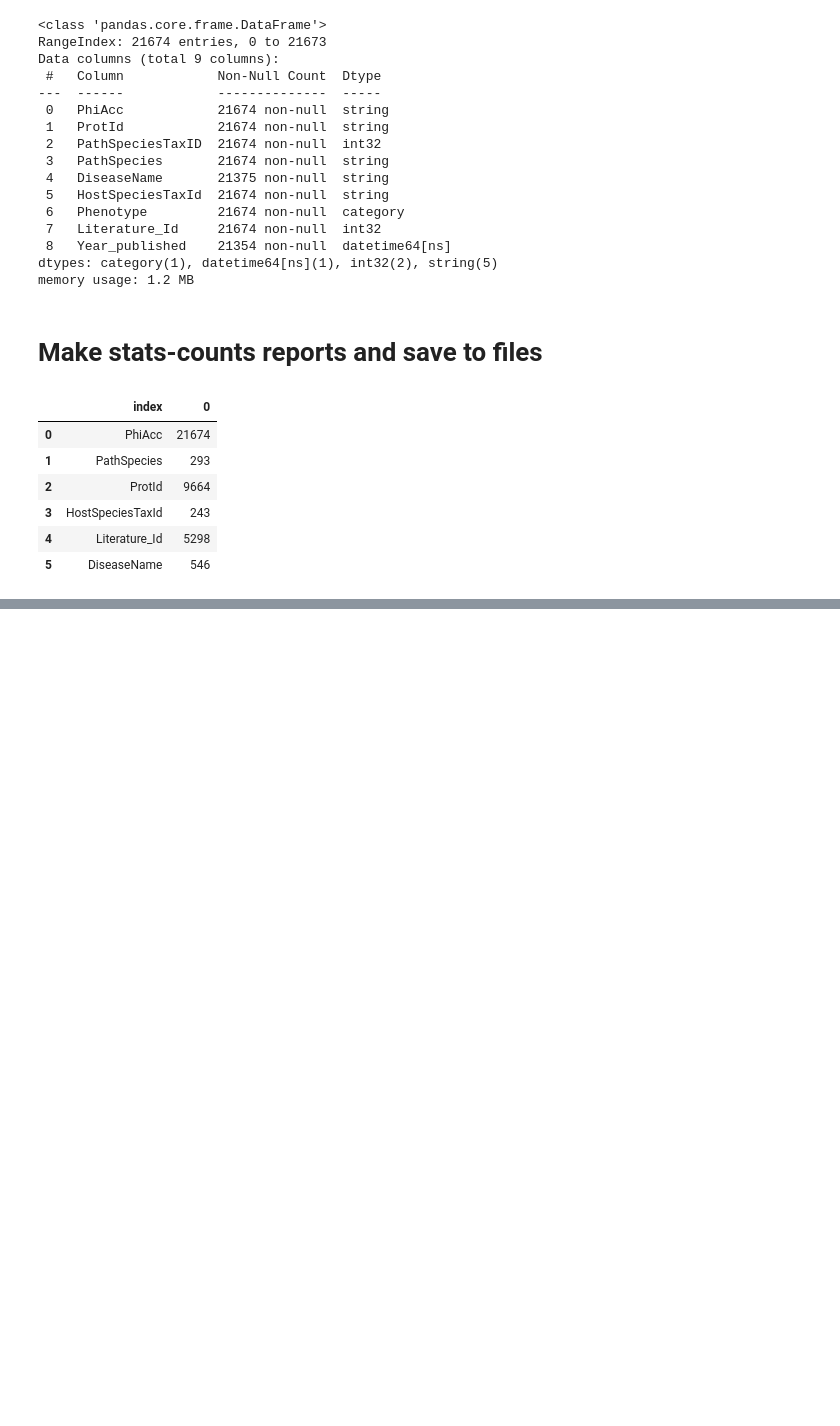
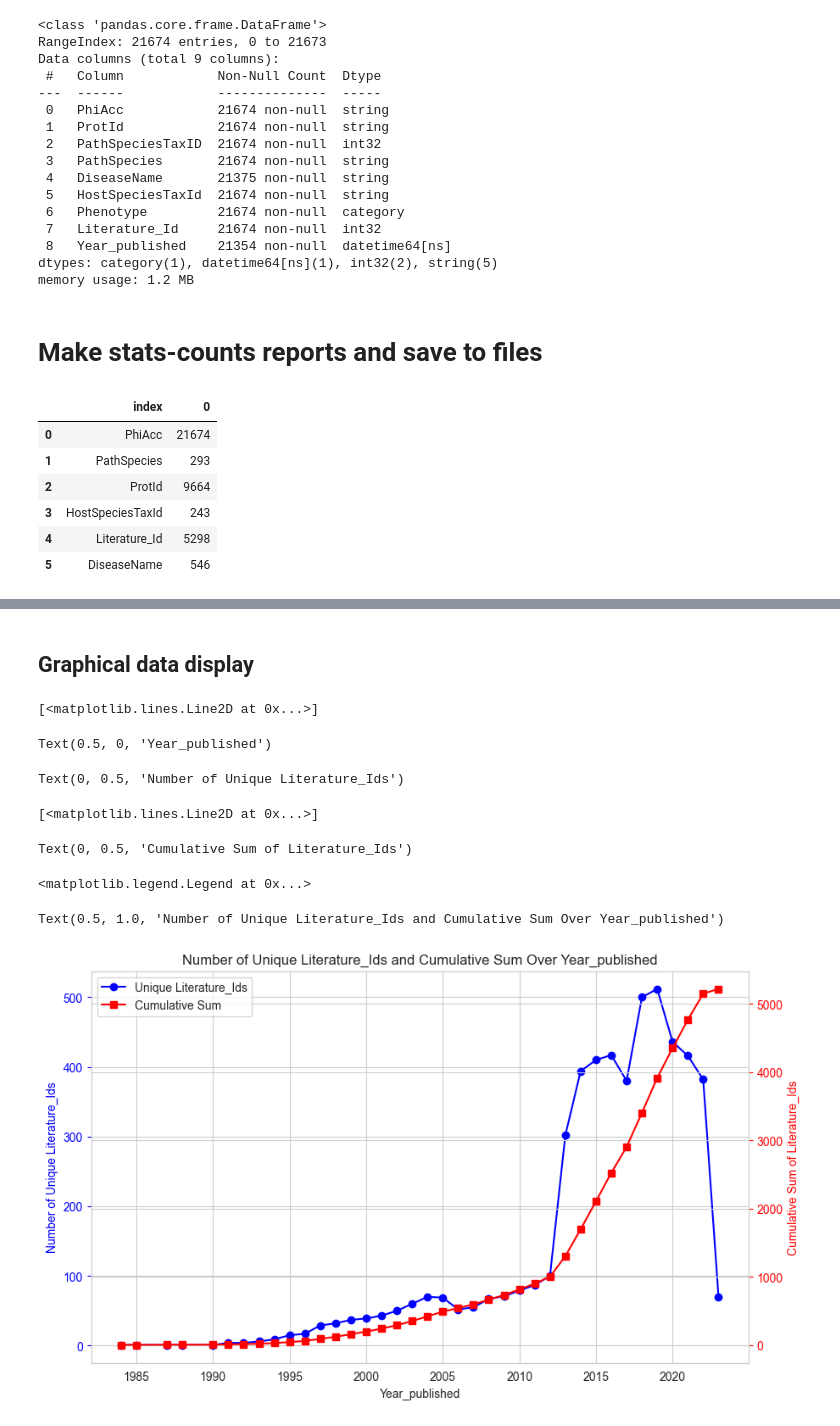
Before and after one commit to martin2urban/phi4statsPy, a Jupyter notebook: 1-phiMuAnalysis.ipynb, the cells around one changed output, grey strips where cells are left out. Saved outputs shown, nothing was run; the diff lists cells and outputs as text; code cells hidden in the pictures; blank space fills up the shorter version.

```diff
--- a/1-phiMuAnalysis.ipynb
+++ b/1-phiMuAnalysis.ipynb
@@ -132,3 +176,40 @@ top30
+# %% [markdown]
+## Graphical data display
+# %%
+import matplotlib.pyplot as plt
+# Group by 'Year_published' and count unique 'Literature_Id'
+unique_literature_counts = phiSlim.groupby('Year_published')['Literature_Id'].nunique()
+# Calculate the cumulative sum of unique 'Literature_Id'
+cumulative_sum = unique_literature_counts.cumsum()
+# Plotting the line graph with two y-axes
+fig, ax1 = plt.subplots(figsize=(10, 6))
+# Plot the number of unique Literature_Ids on the first y-axis
+ax1.plot(unique_literature_counts.index, unique_literature_counts, marker='o', color='b', label='Unique Literature_Ids')
+ax1.set_xlabel('Year_published')
+ax1.set_ylabel('Number of Unique Literature_Ids', color='b')
+ax1.tick_params('y', colors='b')
+ax1.grid(True)
+# Create a second y-axis for the cumulative sum
+ax2 = ax1.twinx()
+ax2.plot(cumulative_sum.index, cumulative_sum, marker='s', color='r', label='Cumulative Sum')
+ax2.set_ylabel('Cumulative Sum of Literature_Ids', color='r')
+ax2.tick_params('y', colors='r')
+# Add legend
+lines, labels = ax1.get_legend_handles_labels()
+lines2, labels2 = ax2.get_legend_handles_labels()
+ax2.legend(lines + lines2, labels + labels2, loc='upper left')
+
+plt.title('Number of Unique Literature_Ids and Cumulative Sum Over Year_published')
+plt.show()
+# %% [output]
+[<matplotlib.lines.Line2D at 0x...>]
+Text(0.5, 0, 'Year_published')
+Text(0, 0.5, 'Number of Unique Literature_Ids')
+[<matplotlib.lines.Line2D at 0x...>]
+Text(0, 0.5, 'Cumulative Sum of Literature_Ids')
+<matplotlib.legend.Legend at 0x...>
+Text(0.5, 1.0, 'Number of Unique Literature_Ids and Cumulative Sum Over Year_published')
+[figure, added]
 # %%
 #STOP
 # %%
```
Also changed, not shown: parts of 3 cells of this notebook, 1 other file.
